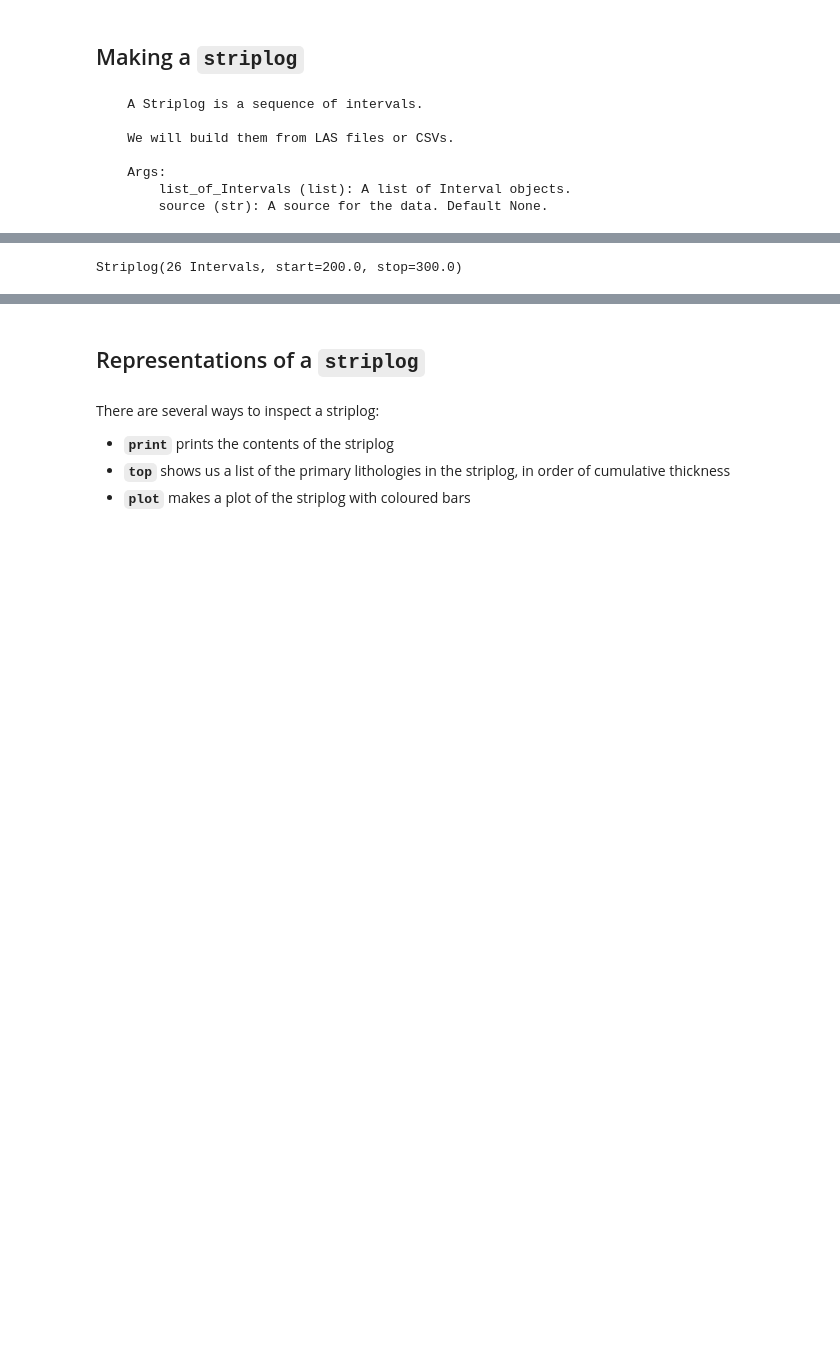
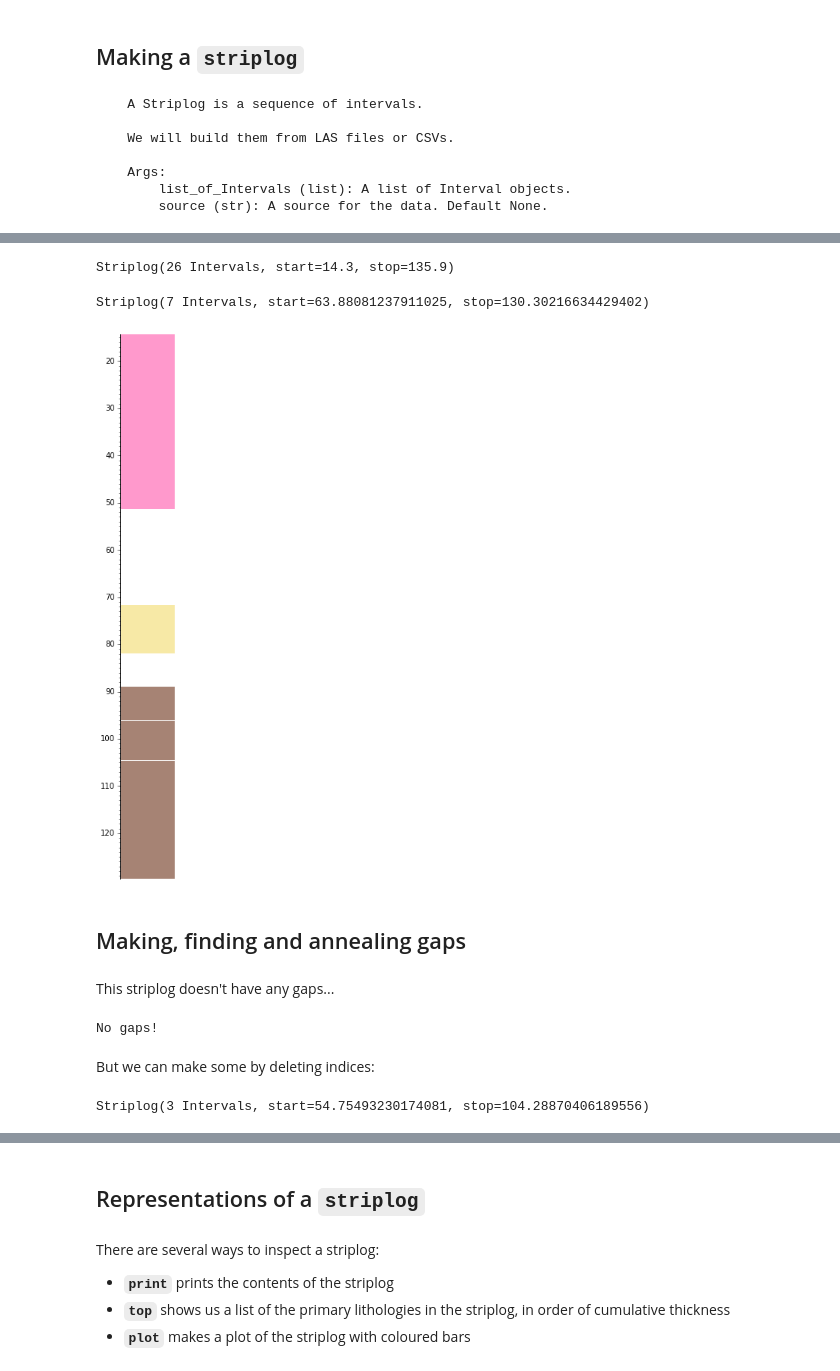
Before and after one commit to agilescientific/striplog, a Jupyter notebook: tutorial/Striplog_object.ipynb, the cells around one changed output, grey strips where cells are left out. Cells and saved outputs as stored; diff of their text form; code cells hidden in the pictures; blank space fills up the shorter version.

```diff
--- a/tutorial/Striplog_object.ipynb
+++ b/tutorial/Striplog_object.ipynb
@@ -31,7 +35,33 @@ Here is one of the images we will convert into striplogs:
 # %%
 imgfile = "M-MG-70_14.3_135.9.png"
 # %%
-striplog = Striplog.from_img(imgfile, 200, 300, legend=legend)
+striplog = Striplog.from_img(imgfile, 14.3, 135.9, legend=legend)
 striplog
 # %% [output]
-Striplog(26 Intervals, start=200.0, stop=300.0)
+Striplog(26 Intervals, start=14.3, stop=135.9)
+# %%
+striplog.thinnest(n=7)
+# %% [output]
+Striplog(7 Intervals, start=63.88081237911025, stop=130.30216634429402)
+# %%
+striplog.thickest(n=5).plot(legend=legend)
+# %% [output]
+[figure, added]
+# %% [markdown]
+## Making, finding and annealing gaps
+# %% [markdown]
+This striplog doesn't have any gaps...
+# %%
+if striplog.find_gaps():
+    print('Gaps')
+else:
+    print("No gaps!")
+# %% [output]
+No gaps!
+# %% [markdown]
+But we can make some by deleting indices:
+# %%
+del striplog[[2, 7, 20]]
+striplog.find_gaps()
+# %% [output]
+Striplog(3 Intervals, start=54.75493230174081, stop=104.28870406189556)
```
Also changed, not shown: parts of 36 cells of this notebook, 2 other files.
